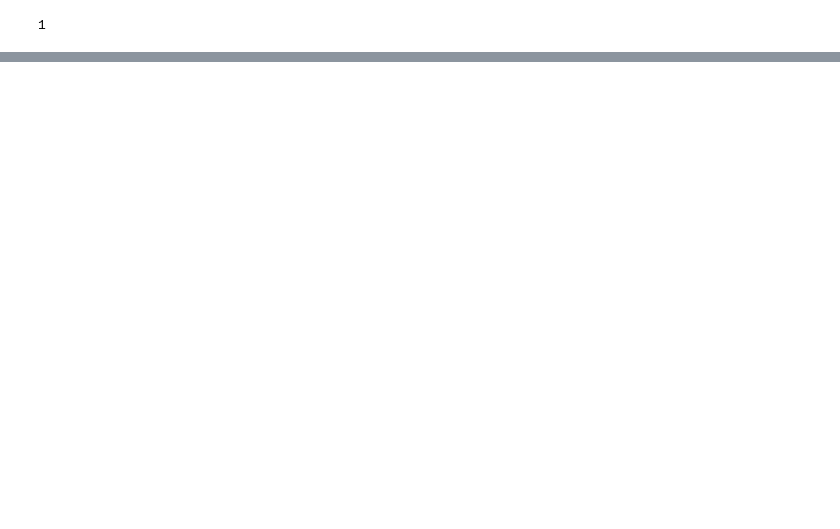
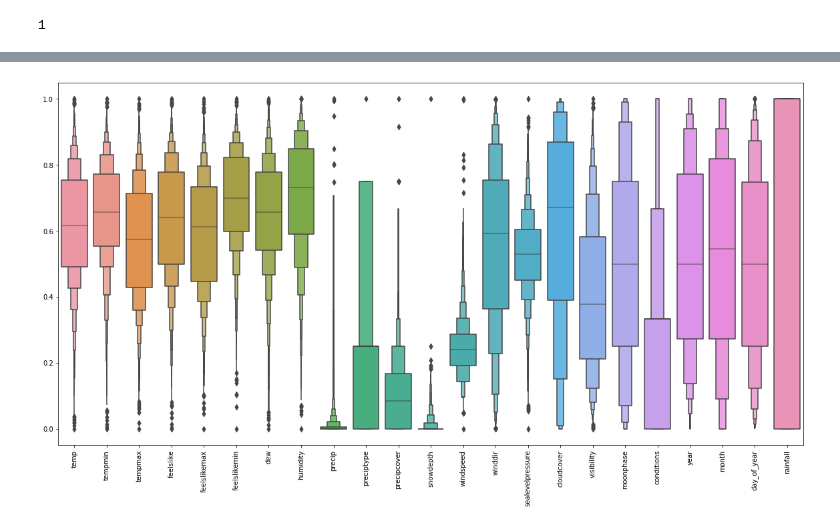
Before and after one commit to JankowRepo/WeatherPredictionProject, a Jupyter notebook: Visualisation_and_ML.ipynb, the cells around one changed output, grey strips where cells are left out. Saved outputs shown, nothing was run; the diff lists cells and outputs as text; code cells hidden in the pictures; blank space fills up the shorter version.

Commit message:
Create decision class (rainfall/snowfall of next day) and add outliers plot and correlations plot

```diff
--- a/Visualisation_and_ML.ipynb
+++ b/Visualisation_and_ML.ipynb
@@ -34,7 +40,7 @@ print(df)
 # rozbić preciptype na snow/rain itd
 
 df=df[["datetime", "temp", "tempmin", "tempmax", "feelslike", "feelslikemax", "feelslikemin",
-         'dew', "humidity", "precip", 'precipprob', 'preciptype', 'precipcover', 'snowdepth',"windspeed",
+         'dew', "humidity", "precip", 'preciptype', 'precipcover', 'snowdepth',"windspeed",
          'winddir', 'sealevelpressure', 'cloudcover', 'visibility','moonphase', 'conditions']]
 df
 # %% [output]
@@ -125,0 +132,4 @@ df.dropna()
+# %%
+df['rainfall']=np.where(df['preciptype']>0,1,0)
+df['rainfall']=df['rainfall'].shift(-1)
+df.dropna()
@@ -125,0 +150,10 @@ df.dropna()
+# %%
+scaler = MinMaxScaler()
+normalized_df = pd.DataFrame(scaler.fit_transform(df), index=df.index, columns=df.columns)
+
+plt.figure(figsize=(20, 10))
+sns.boxenplot(data=normalized_df)
+plt.xticks(rotation=90)
+plt.show()
+# %% [output]
+[figure, added]
```
Also changed, not shown: parts of 6 cells of this notebook.
